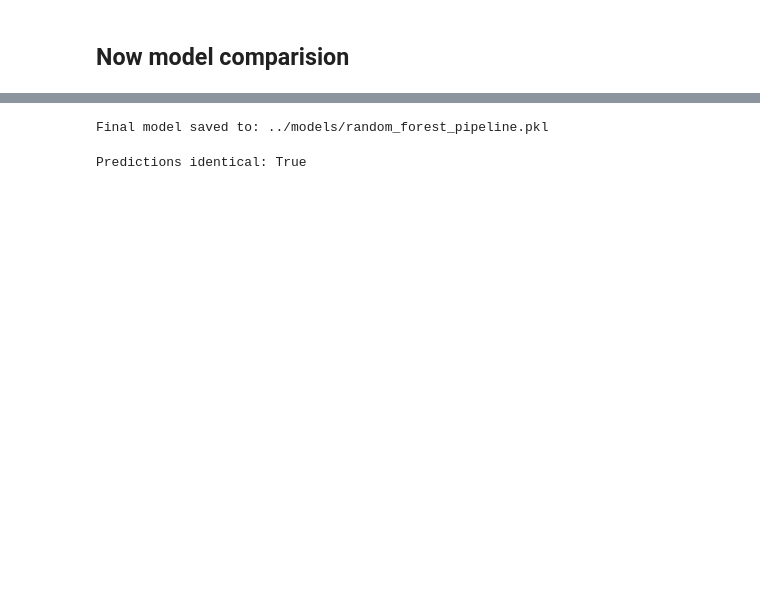
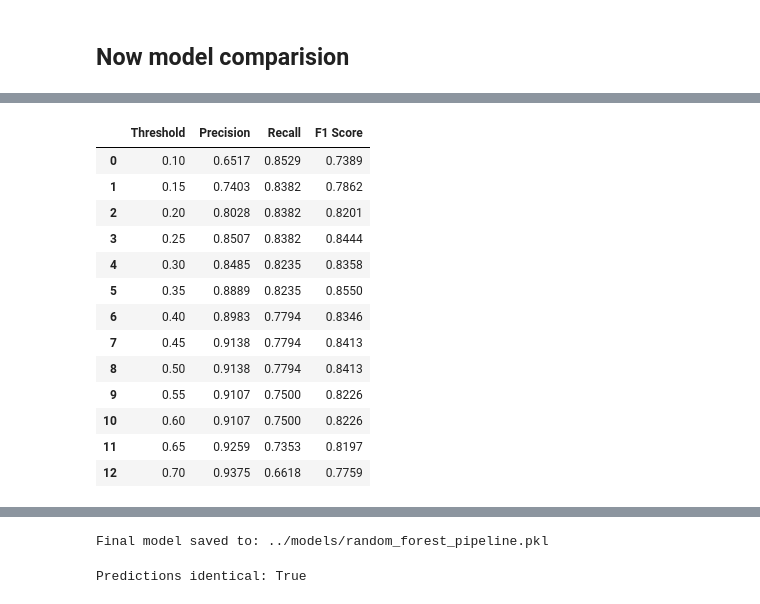
Before and after one commit to Maazkhan-43/AI-Based-Predictive-Maintenance-and-Machine-Failure-Prediction-System, a Jupyter notebook: notebooks/05_model_training.ipynb, the cells around one changed output, grey strips where cells are left out. Cells and saved outputs as stored; diff of their text form; code cells hidden in the pictures; blank space fills up the shorter version.

```diff
--- a/notebooks/05_model_training.ipynb
+++ b/notebooks/05_model_training.ipynb
@@ -349,0 +667,14 @@ Name: 1, dtype: object
+# %%
+xgb_base = XGBClassifier(
+    random_state=42,
+    eval_metric="logloss"
+)
+
+xgb_param_grid = {
+    "n_estimators": [100, 200, 300],
+    "max_depth": [3, 4, 5, 6],
+    "learning_rate": [0.03, 0.05, 0.1],
+    "subsample": [0.8, 1.0],
+    "colsample_bytree": [0.8, 1.0],
+    "min_child_weight": [1, 3, 5]
+}
@@ -349,0 +714,4 @@ Name: 1, dtype: object
+# %%
+tuned_xgb_model = xgb_search.best_estimator_
+
+print("Tuned XGBoost model created.")
@@ -349,0 +818,64 @@ Name: 1, dtype: object
+# %%
+tuned_threshold_results = []
+
+thresholds = [
+    0.10,
+    0.15,
+    0.20,
+    0.25,
+    0.30,
+    0.35,
+    0.40,
+    0.45,
+    0.50,
+    0.55,
+    0.60,
+    0.65,
+    0.70
+]
+
+for threshold in thresholds:
+
+    threshold_pred = (
+        tuned_xgb_probability >= threshold
+    ).astype(int)
+
+    tuned_threshold_results.append({
+        "Threshold": threshold,
+        "Precision": precision_score(
+            y_test,
+            threshold_pred,
+            zero_division=0
+        ),
+        "Recall": recall_score(
+            y_test,
+            threshold_pred,
+            zero_division=0
+        ),
+        "F1 Score": f1_score(
+            y_test,
+            threshold_pred,
+            zero_division=0
+        )
+    })
+
+tuned_threshold_results = pd.DataFrame(
+    tuned_threshold_results
+)
+
+tuned_threshold_results.round(4)
+# %% [output]
+|  | Threshold | Precision | Recall | F1 Score |
+| 0 | 0.10 | 0.6517 | 0.8529 | 0.7389 |
+| 1 | 0.15 | 0.7403 | 0.8382 | 0.7862 |
+| 2 | 0.20 | 0.8028 | 0.8382 | 0.8201 |
+| 3 | 0.25 | 0.8507 | 0.8382 | 0.8444 |
+| 4 | 0.30 | 0.8485 | 0.8235 | 0.8358 |
+| 5 | 0.35 | 0.8889 | 0.8235 | 0.8550 |
+| 6 | 0.40 | 0.8983 | 0.7794 | 0.8346 |
+| 7 | 0.45 | 0.9138 | 0.7794 | 0.8413 |
+| 8 | 0.50 | 0.9138 | 0.7794 | 0.8413 |
+| 9 | 0.55 | 0.9107 | 0.7500 | 0.8226 |
+| 10 | 0.60 | 0.9107 | 0.7500 | 0.8226 |
+| 11 | 0.65 | 0.9259 | 0.7353 | 0.8197 |
+| 12 | 0.70 | 0.9375 | 0.6618 | 0.7759 |
```
Also changed, not shown: parts of 39 cells of this notebook, 8 other files.
